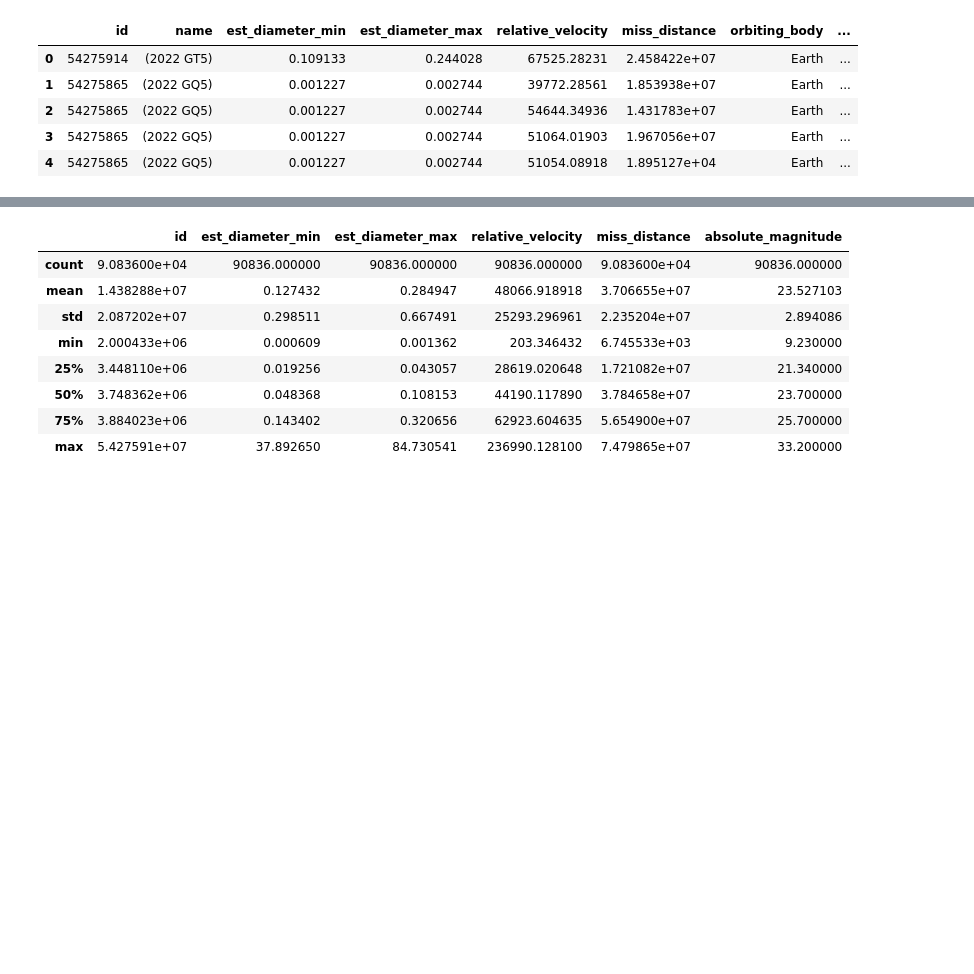
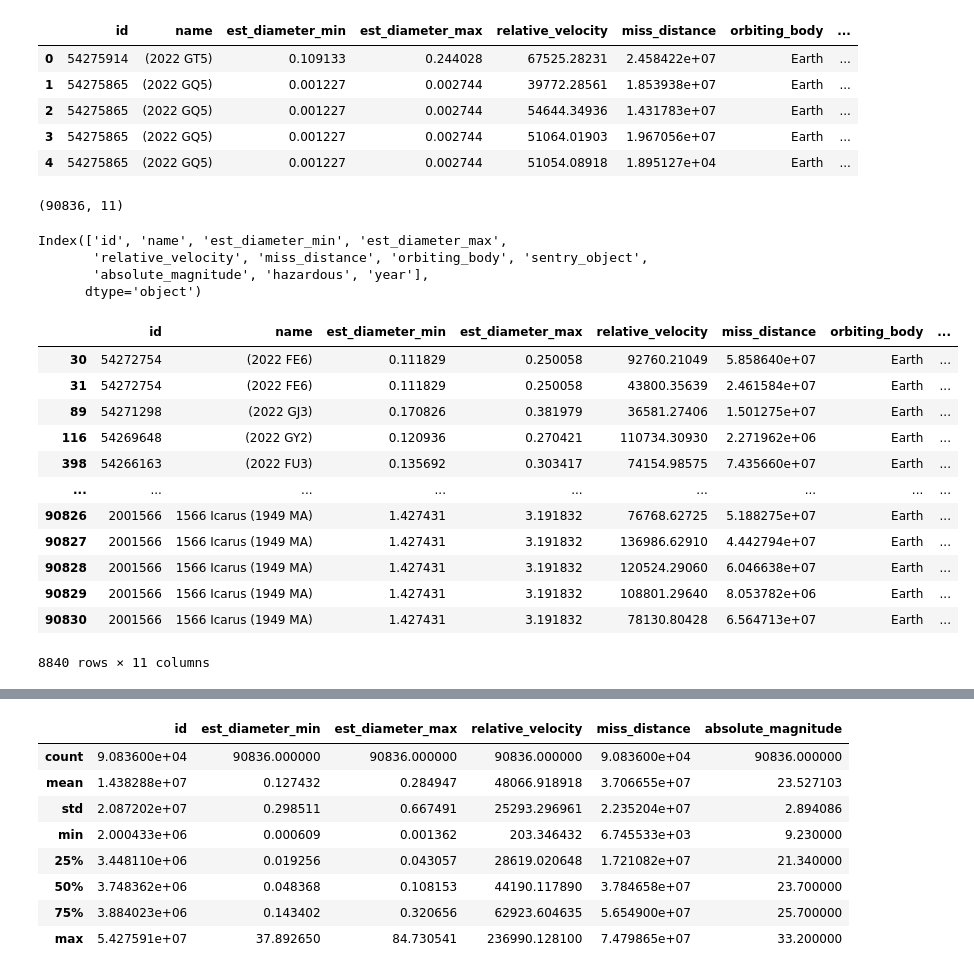
Before and after one commit to mhhussain24/AsteroidProject, a Jupyter notebook: asteriods.ipynb, the cells around one changed output, grey strips where cells are left out. Saved outputs shown, nothing was run; the diff lists cells and outputs as text; code cells hidden in the pictures; blank space fills up the shorter version.

```diff
--- a/asteriods.ipynb
+++ b/asteriods.ipynb
@@ -33,3 +35,31 @@ miss_df.head()
 | 2 | 54275865 | (2022 GQ5) | 0.001227 | 0.002744 | 54644.34936 | 1.431783e+07 | Earth | ... |
 | 3 | 54275865 | (2022 GQ5) | 0.001227 | 0.002744 | 51064.01903 | 1.967056e+07 | Earth | ... |
 | 4 | 54275865 | (2022 GQ5) | 0.001227 | 0.002744 | 51054.08918 | 1.895127e+04 | Earth | ... |
+# %%
+miss_df.shape
+# %% [output]
+(90836, 11)
+# %%
+miss_df.columns
+# %% [output]
+Index(['id', 'name', 'est_diameter_min', 'est_diameter_max',
+       'relative_velocity', 'miss_distance', 'orbiting_body', 'sentry_object',
+       'absolute_magnitude', 'hazardous', 'year'],
+      dtype='object')
+# %%
+hazardous_true = miss_df.loc[miss_df['hazardous'] == True]
+hazardous_true
+# %% [output]
+|  | id | name | est_diameter_min | est_diameter_max | relative_velocity | miss_distance | orbiting_body | ... |
+| 30 | 54272754 | (2022 FE6) | 0.111829 | 0.250058 | 92760.21049 | 5.858640e+07 | Earth | ... |
+| 31 | 54272754 | (2022 FE6) | 0.111829 | 0.250058 | 43800.35639 | 2.461584e+07 | Earth | ... |
+| 89 | 54271298 | (2022 GJ3) | 0.170826 | 0.381979 | 36581.27406 | 1.501275e+07 | Earth | ... |
+| 116 | 54269648 | (2022 GY2) | 0.120936 | 0.270421 | 110734.30930 | 2.271962e+06 | Earth | ... |
+| 398 | 54266163 | (2022 FU3) | 0.135692 | 0.303417 | 74154.98575 | 7.435660e+07 | Earth | ... |
+| ... | ... | ... | ... | ... | ... | ... | ... | ... |
+| 90826 | 2001566 | 1566 Icarus (1949 MA) | 1.427431 | 3.191832 | 76768.62725 | 5.188275e+07 | Earth | ... |
+| 90827 | 2001566 | 1566 Icarus (1949 MA) | 1.427431 | 3.191832 | 136986.62910 | 4.442794e+07 | Earth | ... |
+| 90828 | 2001566 | 1566 Icarus (1949 MA) | 1.427431 | 3.191832 | 120524.29060 | 6.046638e+07 | Earth | ... |
+| 90829 | 2001566 | 1566 Icarus (1949 MA) | 1.427431 | 3.191832 | 108801.29640 | 8.053782e+06 | Earth | ... |
+| 90830 | 2001566 | 1566 Icarus (1949 MA) | 1.427431 | 3.191832 | 78130.80428 | 6.564713e+07 | Earth | ... |
+8840 rows × 11 columns
```
Also changed, not shown: parts of 5 cells of this notebook.
